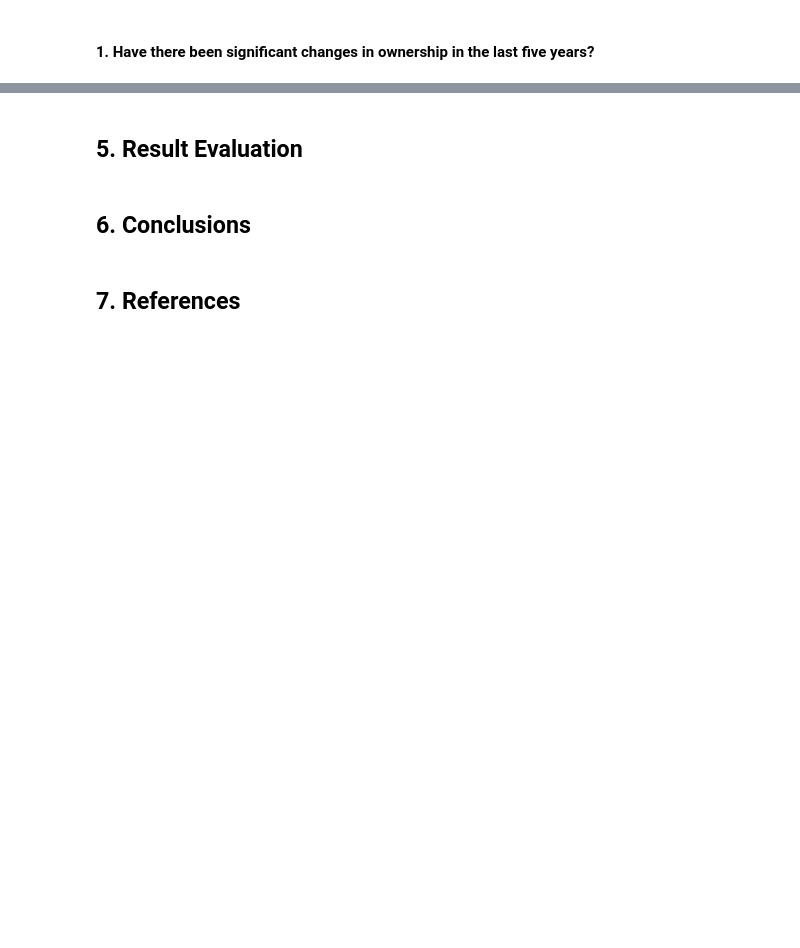
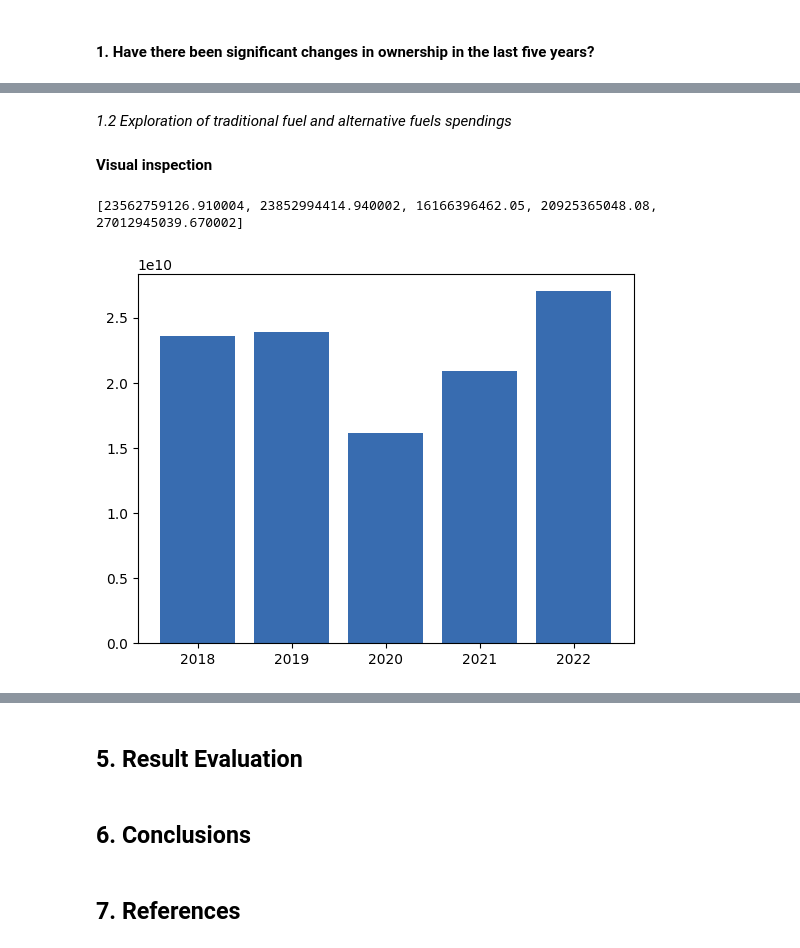
Before and after one commit to keilagg/HouseholdBudgetSurvey_, a Jupyter notebook: Project_1_kgg.ipynb, the cells around one changed output, grey strips where cells are left out. Cells and saved outputs as stored; diff of their text form; code cells hidden in the pictures; blank space fills up the shorter version.

```diff
--- a/Project_1_kgg.ipynb
+++ b/Project_1_kgg.ipynb
@@ -1078,0 +1070,12 @@ memory usage: 4.7 MB
+# %% [markdown]
+_1.2 Exploration of traditional fuel and alternative fuels spendings_
+# %% [markdown]
+**Visual inspection**
+# %%
+# Traditional fuel expenditure
+code_list_fuel = ['code_07221', 'code_07222']
+total_expenses_fuel = GetExpenses(dict_df_HBS, dict_df_HBS.keys(),
+                                        code_list_fuel, 'FACTOR_y')
+# %% [output]
+[23562759126.910004, 23852994414.940002, 16166396462.05, 20925365048.08, 27012945039.670002]
+[figure, added]
```
Also changed, not shown: parts of 76 cells of this notebook, 1 other file.
